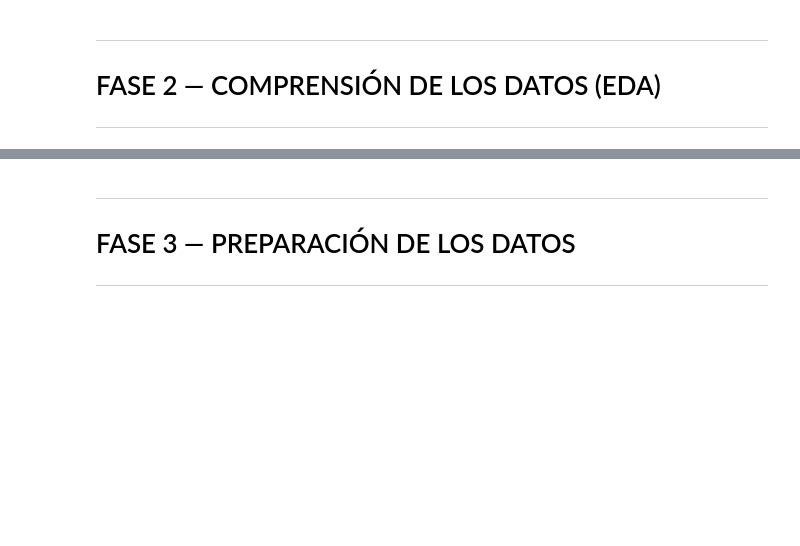
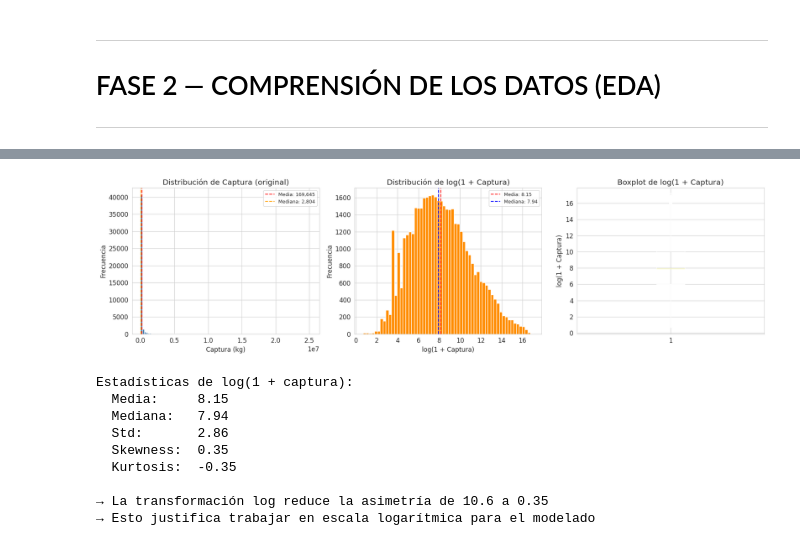
Before and after one commit to brandonOrellana/Trabajo_Integrador_Grupo_6, a Jupyter notebook: Trabajo_Integrador_Grupo_6.ipynb, the cells around one changed output, grey strips where cells are left out. Saved outputs shown, nothing was run; the diff lists cells and outputs as text; code cells hidden in the pictures; blank space fills up the shorter version.

```diff
--- a/Trabajo_Integrador_Grupo_6.ipynb
+++ b/Trabajo_Integrador_Grupo_6.ipynb
@@ -424,4 +321,0 @@ print(f"  anual visible (período=12). Esto soporta el uso de SARIMA.")
-# %% [markdown]
----
-# FASE 3 — PREPARACIÓN DE LOS DATOS
----
@@ -500,0 +322,54 @@ print(f"  Registros sin lag_12 (se eliminarán): {df['lag_12'].isna().sum():,}")
+# %%
+# ============================================================
+# 2.1 — DISTRIBUCIÓN DE LA VARIABLE OBJETIVO
+# ============================================================
+
+fig, axes = plt.subplots(1, 3, figsize=(18, 5))
+
+# Original (escala lineal)
+axes[0].hist(df['captura'], bins=100, color='steelblue', edgecolor='white')
+axes[0].set_title('Distribución de Captura (original)')
+axes[0].set_xlabel('Captura (kg)')
+axes[0].set_ylabel('Frecuencia')
+axes[0].axvline(df['captura'].mean(), color='red', linestyle='--', label=f"Media: {df['captura'].mean():,.0f}")
+axes[0].axvline(df['captura'].median(), color='orange', linestyle='--', label=f"Mediana: {df['captura'].median():,.0f}")
+axes[0].legend(fontsize=9)
+
+# Log-transformada
+log_captura = np.log1p(df['captura'])
+axes[1].hist(log_captura, bins=60, color='darkorange', edgecolor='white')
+axes[1].set_title('Distribución de log(1 + Captura)')
+axes[1].set_xlabel('log(1 + Captura)')
+axes[1].set_ylabel('Frecuencia')
+axes[1].axvline(log_captura.mean(), color='red', linestyle='--', label=f"Media: {log_captura.mean():.2f}")
+axes[1].axvline(log_captura.median(), color='blue', linestyle='--', label=f"Mediana: {log_captura.median():.2f}")
+axes[1].legend(fontsize=9)
+
+# Boxplot log
+axes[2].boxplot(log_captura, vert=True)
+axes[2].set_title('Boxplot de log(1 + Captura)')
+axes[2].set_ylabel('log(1 + Captura)')
+
+plt.tight_layout()
+plt.show()
+
+# Estadísticas en escala log
+print("Estadísticas de log(1 + captura):")
+print(f"  Media:     {log_captura.mean():.2f}")
+print(f"  Mediana:   {log_captura.median():.2f}")
+print(f"  Std:       {log_captura.std():.2f}")
+print(f"  Skewness:  {log_captura.skew():.2f}")
+print(f"  Kurtosis:  {log_captura.kurtosis():.2f}")
+print(f"\n→ La transformación log reduce la asimetría de {df['captura'].skew():.1f} a {log_captura.skew():.2f}")
+print(f"→ Esto justifica trabajar en escala logarítmica para el modelado")
+# %% [output]
+[figure, added]
+Estadísticas de log(1 + captura):
+  Media:     8.15
+  Mediana:   7.94
+  Std:       2.86
+  Skewness:  0.35
+  Kurtosis:  -0.35
+
+→ La transformación log reduce la asimetría de 10.6 a 0.35
+→ Esto justifica trabajar en escala logarítmica para el modelado
```
Also changed, not shown: parts of 38 cells of this notebook, 1 other file.
